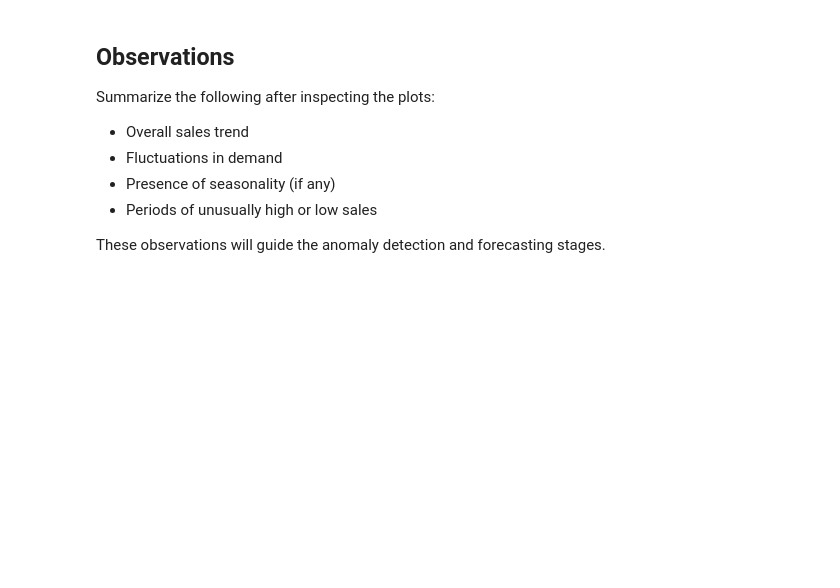
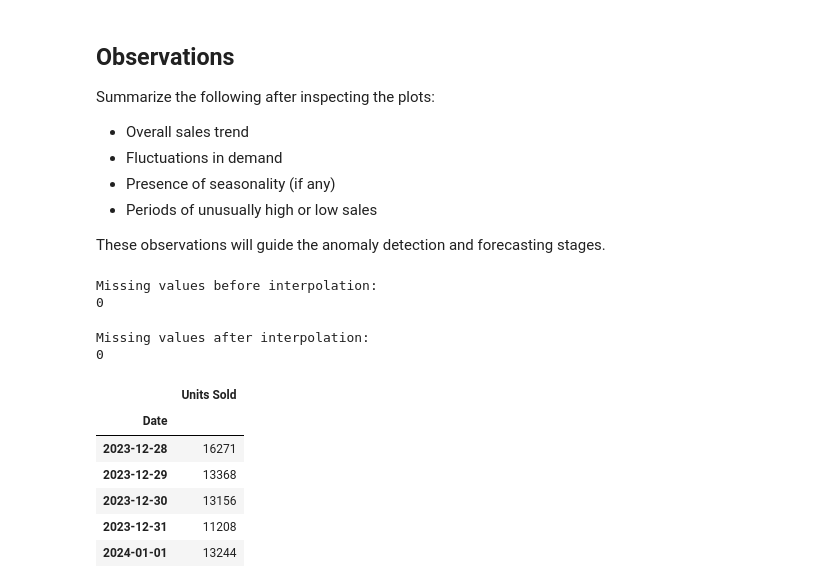
Before and after one commit to Adithyan-7/supply-chain-demand-forecasting, a Jupyter notebook: notebooks/01_data_preprocessing.ipynb, the cells around one changed output. Drawn from its saved outputs; the diff is of its cells as text; code cells hidden in the pictures; blank space fills up the shorter version.

```diff
--- a/notebooks/01_data_preprocessing.ipynb
+++ b/notebooks/01_data_preprocessing.ipynb
@@ -355,3 +355,46 @@ Summarize the following after inspecting the plots:
 - Periods of unusually high or low sales
 
 These observations will guide the anomaly detection and forecasting stages.
+# %%
+# Create a complete daily date range
+
+all_dates = pd.date_range(
+    start=daily_sales.index.min(),
+    end=daily_sales.index.max(),
+    freq="D"
+)
+
+# Reindex the time series to include missing dates
+
+daily_sales = daily_sales.reindex(all_dates)
+
+daily_sales.index.name = "Date"
+
+print("Missing values before interpolation:")
+print(daily_sales["Units Sold"].isnull().sum())
+# %% [output]
+Missing values before interpolation:
+0
+# %%
+# Fill missing daily sales values using linear interpolation
+
+daily_sales["Units Sold"] = (
+    daily_sales["Units Sold"]
+    .interpolate(method="linear")
+)
+
+print("Missing values after interpolation:")
+print(daily_sales["Units Sold"].isnull().sum())
+# %% [output]
+Missing values after interpolation:
+0
+# %%
+daily_sales.head()
+# %% [output]
+|  | Units Sold |
+| Date |  |
+| 2023-12-28 | 16271 |
+| 2023-12-29 | 13368 |
+| 2023-12-30 | 13156 |
+| 2023-12-31 | 11208 |
+| 2024-01-01 | 13244 |
```
Also changed, not shown: parts of 5 cells of this notebook.
